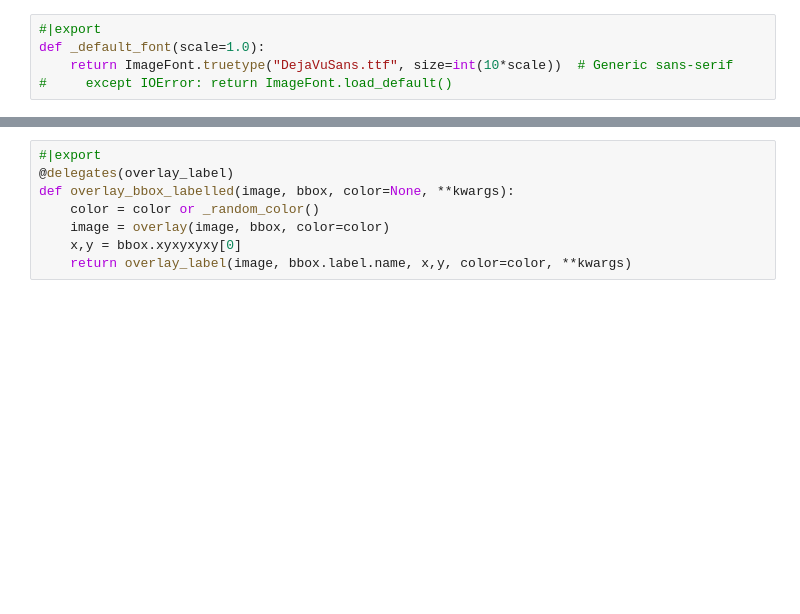
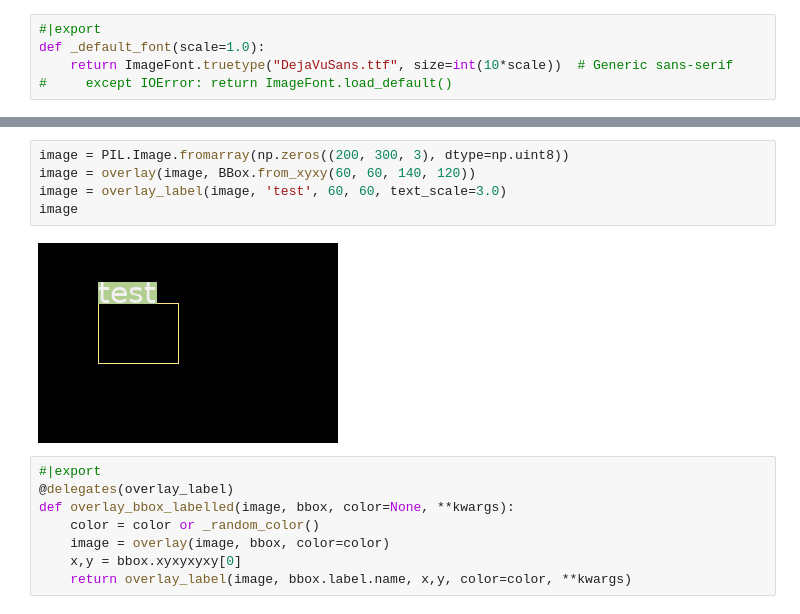
Before and after one commit to lgvaz/polvo, a Jupyter notebook: nbs/10e_bbox.vis.ipynb, the cells around one changed output, grey strips where cells are left out. Drawn from its saved outputs; the diff is of its cells as text; blank space fills up the shorter version.

```diff
--- a/nbs/10e_bbox.vis.ipynb
+++ b/nbs/10e_bbox.vis.ipynb
@@ -111,3 +114,10 @@ image
+# %%
+image = PIL.Image.fromarray(np.zeros((200, 300, 3), dtype=np.uint8))
+image = overlay(image, BBox.from_xyxy(60, 60, 140, 120))
+image = overlay_label(image, 'test', 60, 60, text_scale=3.0)
+image
+# %% [output]
+[figure, added]
 # %%
 #|export
 @delegates(overlay_label)
```
Also changed, not shown: parts of 6 cells of this notebook, 1 other file.
